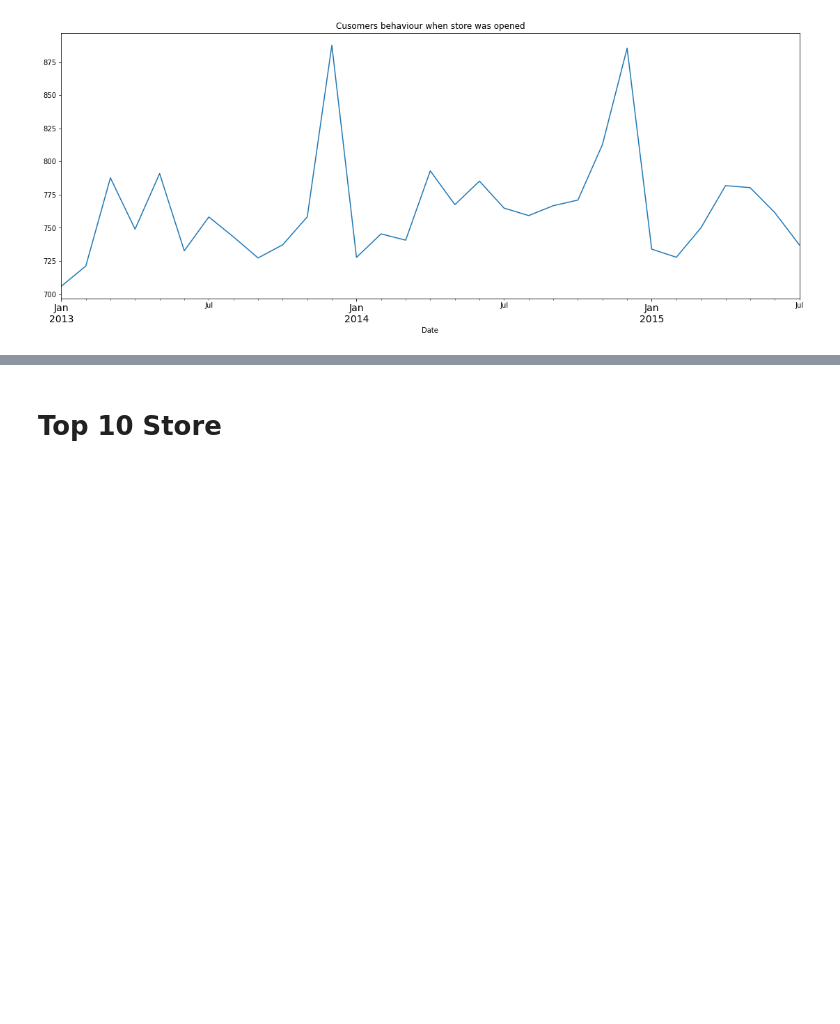
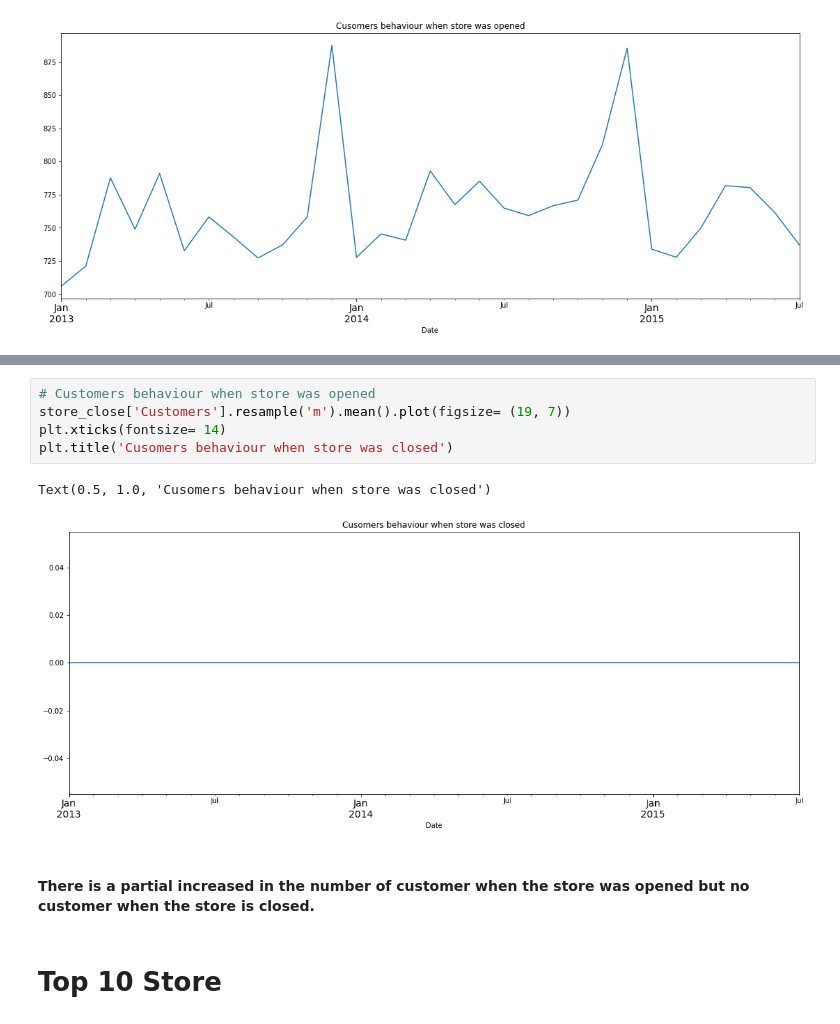
Before and after one commit to comsavvy/Pharmaceutical-Sales-Prediction, a Jupyter notebook: Interim_pharmaceutical_analysis.ipynb, the cells around one changed output, grey strips where cells are left out. Saved outputs shown, nothing was run; the diff lists cells and outputs as text; blank space fills up the shorter version.

```diff
--- a/Interim_pharmaceutical_analysis.ipynb
+++ b/Interim_pharmaceutical_analysis.ipynb
@@ -375,3 +409,13 @@ Text(0.5, 1.0, 'Cusomers behaviour when store was opened')
+# %%
+# Customers behaviour when store was opened
+store_close['Customers'].resample('m').mean().plot(figsize= (19, 7))
+plt.xticks(fontsize= 14)
+plt.title('Cusomers behaviour when store was closed')
+# %% [output]
+Text(0.5, 1.0, 'Cusomers behaviour when store was closed')
+[figure, added]
+# %% [markdown]
+#### There is a partial increased in the number of customer when the store was opened but no customer when the store is closed.
 # %% [markdown]
 # Top 10 Store
 # %%
```
Also changed, not shown: parts of 5 cells of this notebook.
